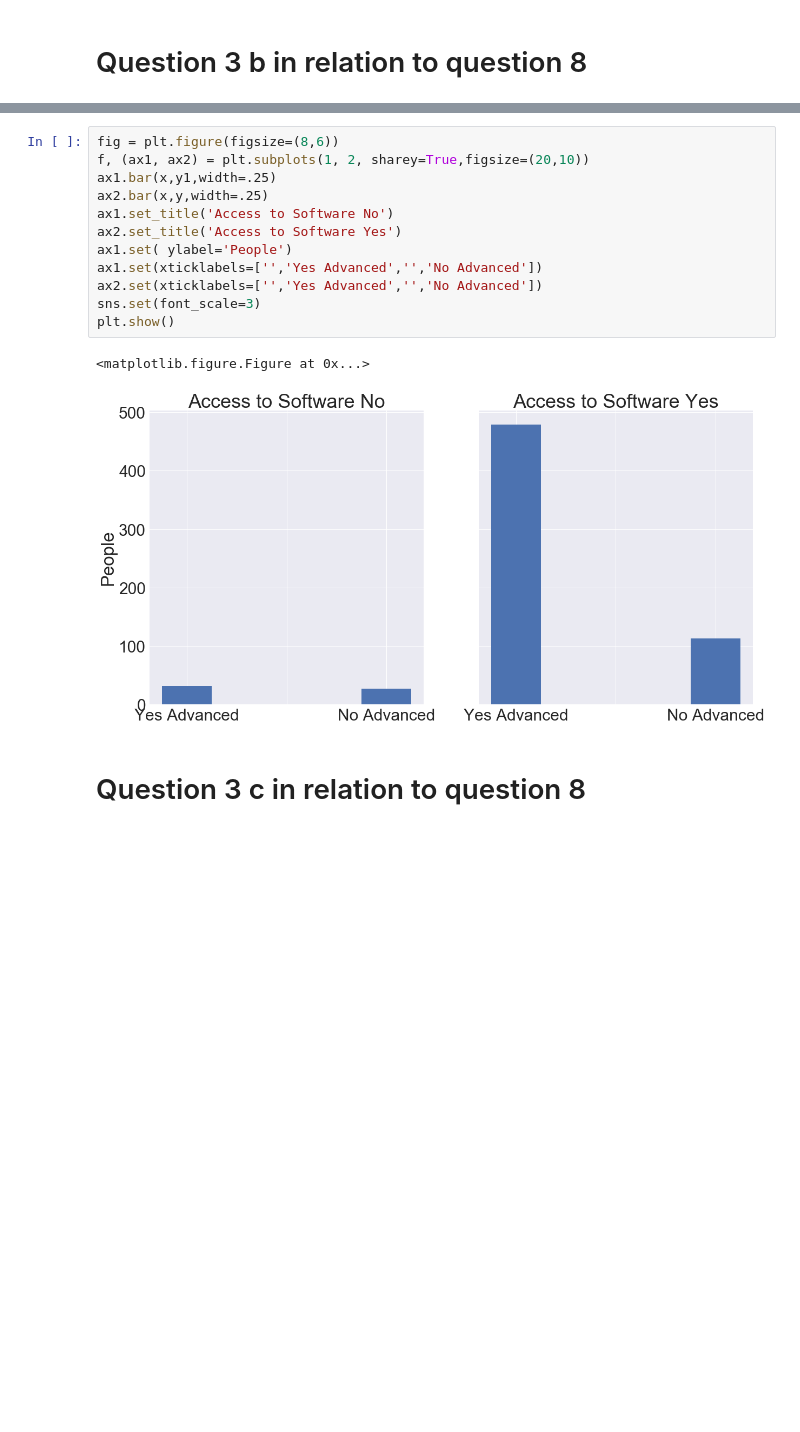
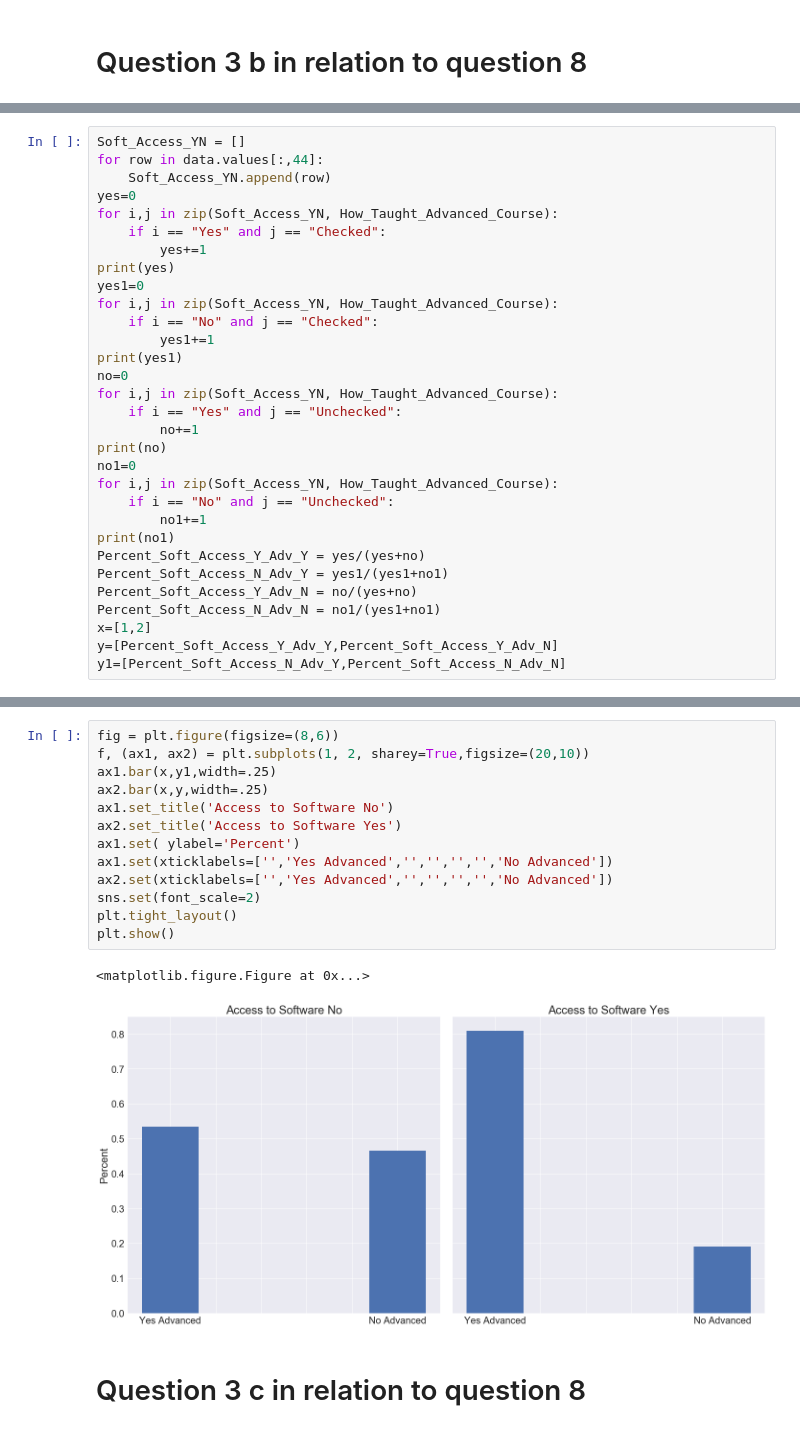
Before and after one commit to PERLMSU/Computational-Education-Data, a Jupyter notebook: J_G_Analysis_Part_1.ipynb, the cells around one changed output, grey strips where cells are left out. Saved outputs shown, nothing was run; the diff lists cells and outputs as text; blank space fills up the shorter version.

```diff
--- a/J_G_Analysis_Part_1.ipynb
+++ b/J_G_Analysis_Part_1.ipynb
@@ -2810,0 +2703,31 @@ y1=[yes1,no1]
+# %%
+Soft_Access_YN = []
+for row in data.values[:,44]:
+    Soft_Access_YN.append(row)
+yes=0
+for i,j in zip(Soft_Access_YN, How_Taught_Advanced_Course):
+    if i == "Yes" and j == "Checked":
+        yes+=1
+print(yes)
+yes1=0
+for i,j in zip(Soft_Access_YN, How_Taught_Advanced_Course):
+    if i == "No" and j == "Checked":
+        yes1+=1
+print(yes1)
+no=0
+for i,j in zip(Soft_Access_YN, How_Taught_Advanced_Course):
+    if i == "Yes" and j == "Unchecked":
+        no+=1
+print(no)
+no1=0
+for i,j in zip(Soft_Access_YN, How_Taught_Advanced_Course):
+    if i == "No" and j == "Unchecked":
+        no1+=1
+print(no1)
+Percent_Soft_Access_Y_Adv_Y = yes/(yes+no)
+Percent_Soft_Access_N_Adv_Y = yes1/(yes1+no1)
+Percent_Soft_Access_Y_Adv_N = no/(yes+no)
+Percent_Soft_Access_N_Adv_N = no1/(yes1+no1)
+x=[1,2]
+y=[Percent_Soft_Access_Y_Adv_Y,Percent_Soft_Access_Y_Adv_N]
+y1=[Percent_Soft_Access_N_Adv_Y,Percent_Soft_Access_N_Adv_N]
@@ -2811,17 +2739,18 @@ y1=[yes1,no1]
 # %%
 fig = plt.figure(figsize=(8,6))
 f, (ax1, ax2) = plt.subplots(1, 2, sharey=True,figsize=(20,10))
 ax1.bar(x,y1,width=.25)
 ax2.bar(x,y,width=.25)
 ax1.set_title('Access to Software No')
 ax2.set_title('Access to Software Yes')
-ax1.set( ylabel='People')
-ax1.set(xticklabels=['','Yes Advanced','','No Advanced'])
-ax2.set(xticklabels=['','Yes Advanced','','No Advanced'])
-sns.set(font_scale=3)
+ax1.set( ylabel='Percent')
+ax1.set(xticklabels=['','Yes Advanced','','','','','No Advanced'])
+ax2.set(xticklabels=['','Yes Advanced','','','','','No Advanced'])
+sns.set(font_scale=2)
+plt.tight_layout()
 plt.show()
 # %% [output]
 <matplotlib.figure.Figure at 0x...>
-[figure, old version]
+[figure, new version]
 # %% [markdown]
 # Question 3 c in relation to question 8
```
Also changed, not shown: parts of 363 cells of this notebook, 1 other file.
